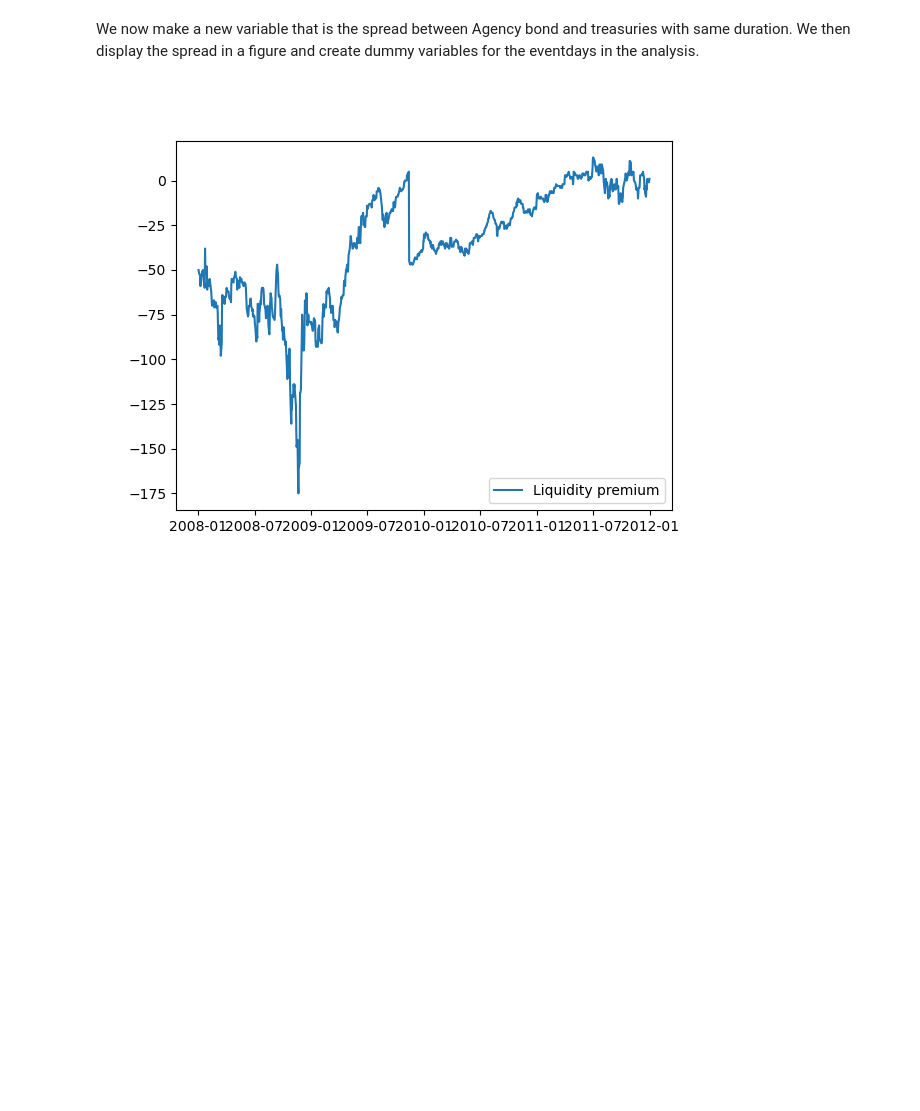
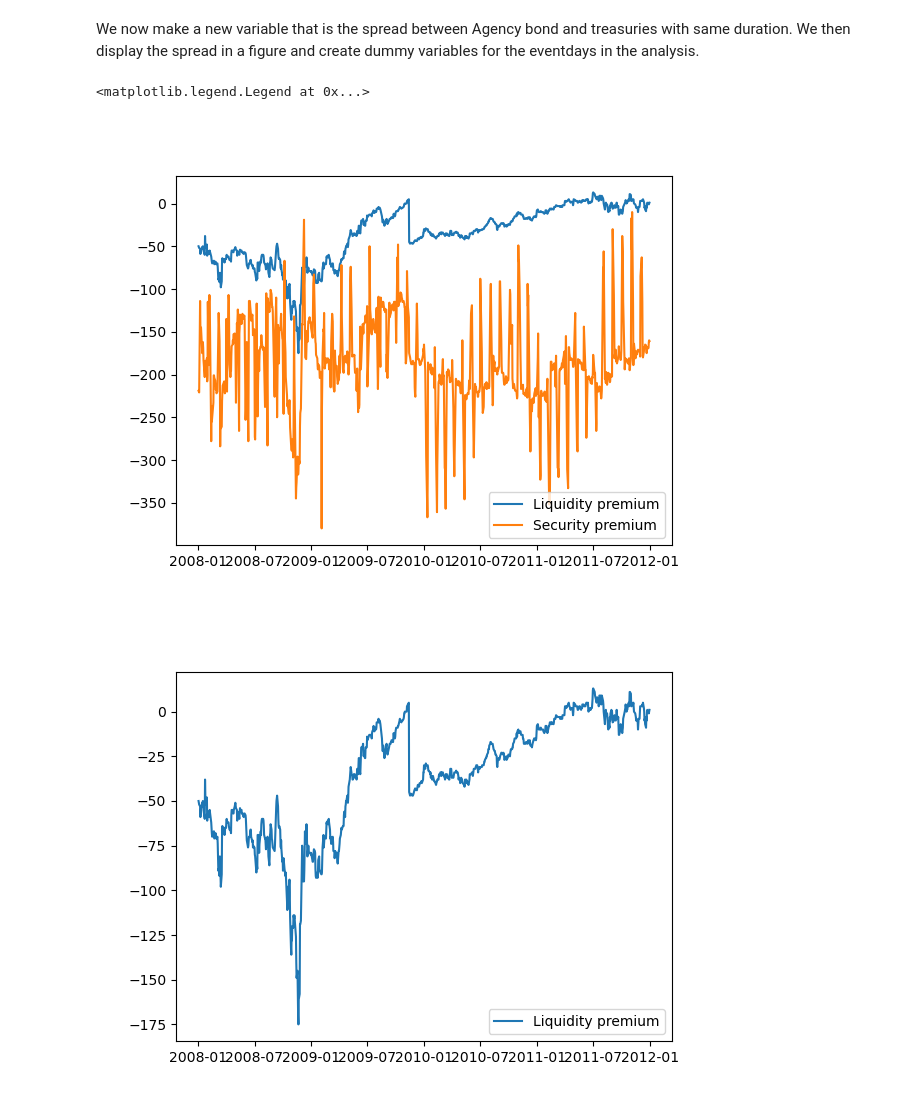
Before and after one commit to NumEconCopenhagen/projects-2023-3500, a Jupyter notebook: dataproject/dataproject.ipynb, the cells around one changed output. Saved outputs shown, nothing was run; the diff lists cells and outputs as text; code cells hidden in the pictures; blank space fills up the shorter version.

```diff
--- a/dataproject/dataproject.ipynb
+++ b/dataproject/dataproject.ipynb
@@ -195,5 +193,21 @@ SelectMultiple(description='Select variables:', index=(0,), options=('1 year', '
 Our interactive graph can show the interest rate on US Treasuries with maturity 1, 3, 5, 10 and 30 years and also show the interest rate on agency bonds (Freddie Mac and Fannie Mae) with maturity 3, 5, 10 and 30 years. Furthermore the interactive graph showcase the Federal Funds Futures rates with maturity 3, 6, 12 and 24 months. In our interactive graph you can choose multiple interest rates and compare them, so you can see the changes in the interest rates and how they compare especially around the annoucements. We have inserted the first annoncement as red line.
 # %% [markdown]
 We now make a new variable that is the spread between Agency bond and treasuries with same duration. We then display the spread in a figure and create dummy variables for the eventdays in the analysis.
+# %%
+df_merged['liquidity channel 10'] = df_merged['10 year'] - df_merged['Fannie Mae 10']
+df_merged['security channel 10'] = df_merged['FFF 24 months'] - df_merged['Fannie Mae 10']
+
+fig1, ax1 = plt.subplots()
+
+# Plot the liquidity channel
+ax1.plot(df_merged['Date'], df_merged['liquidity channel 10'], label='Liquidity premium')
+
+# Plot the security channel
+ax1.plot(df_merged['Date'], df_merged['security channel 10'], label='Security premium')
+
+ax1.legend(loc='lower right')
+# %% [output]
+<matplotlib.legend.Legend at 0x...>
+[figure, added]
 # %%
 df_merged['liquidity channel 10'] = df_merged['10 year'] - df_merged['Fannie Mae 10']
```
Also changed, not shown: parts of 3 cells of this notebook.
